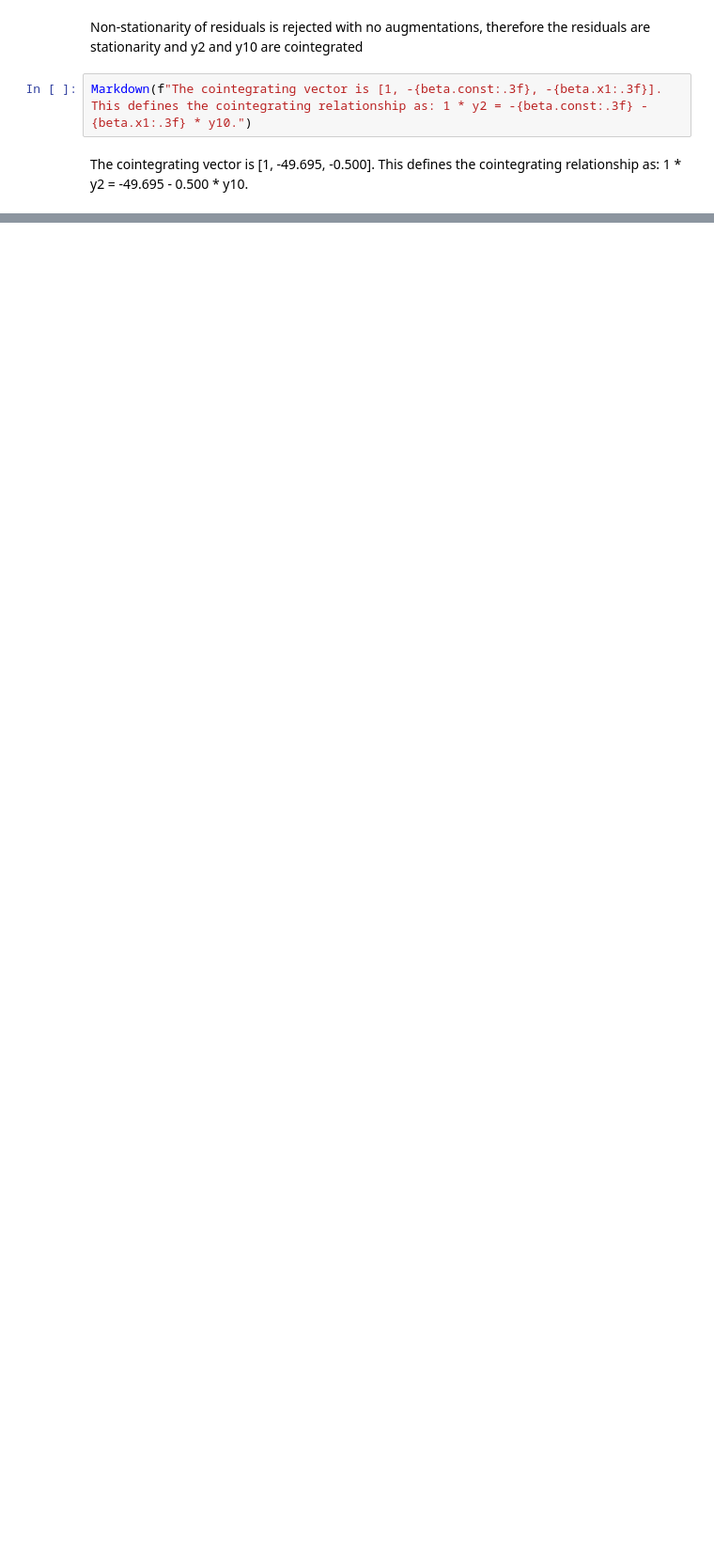
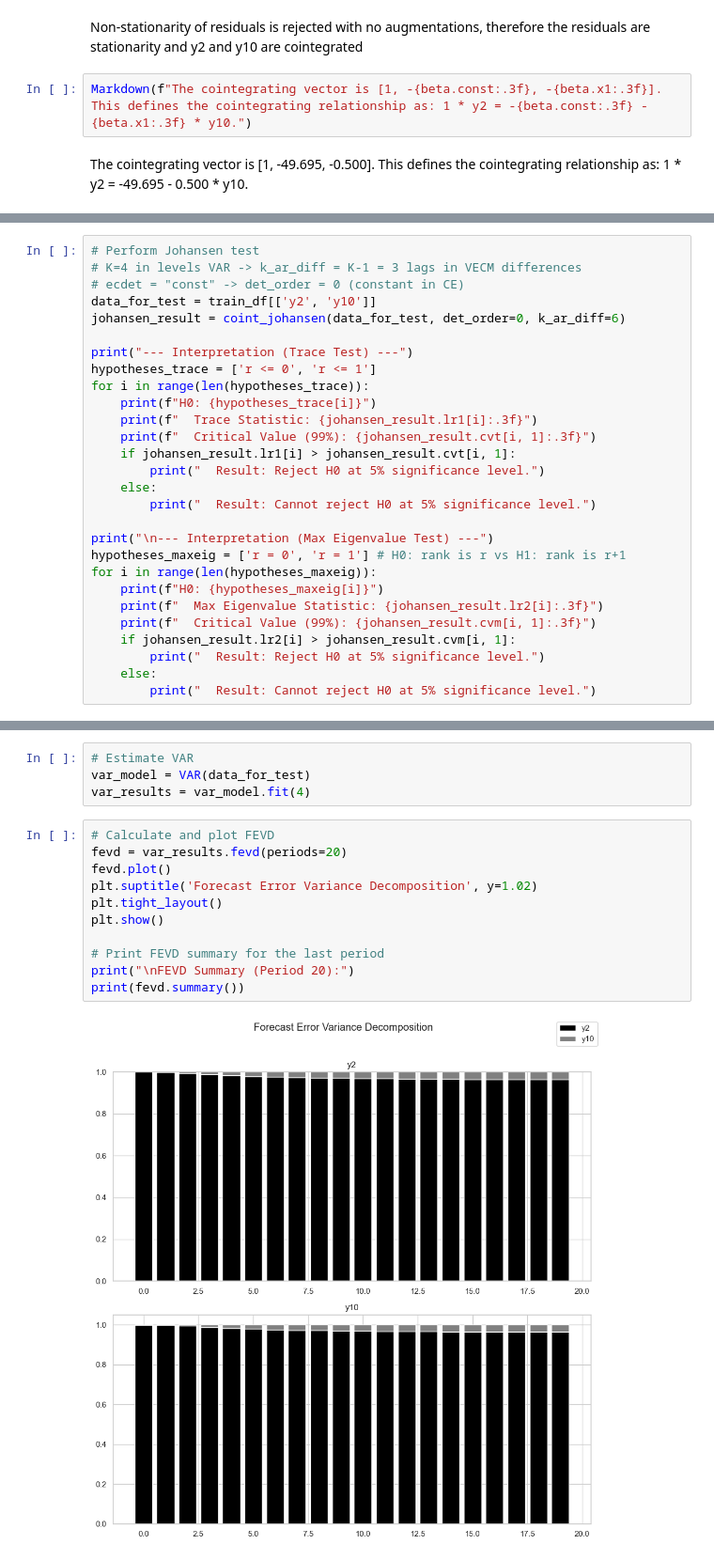
Before and after one commit to isidromoroso/TSA_project, a Jupyter notebook: TSA_project.ipynb, the cells around one changed output, grey strips where cells are left out. Shown at 94% size. Drawn from its saved outputs; the diff is of its cells as text; blank space fills up the shorter version.

```diff
--- a/TSA_project.ipynb
+++ b/TSA_project.ipynb
@@ -319,0 +449,28 @@ The cointegrating vector is [1, -49.695, -0.500]. This defines the cointegrating
+# %%
+# Perform Johansen test
+# K=4 in levels VAR -> k_ar_diff = K-1 = 3 lags in VECM differences
+# ecdet = "const" -> det_order = 0 (constant in CE)
+data_for_test = train_df[['y2', 'y10']]
+johansen_result = coint_johansen(data_for_test, det_order=0, k_ar_diff=6)
+
+print("--- Interpretation (Trace Test) ---")
+hypotheses_trace = ['r <= 0', 'r <= 1']
+for i in range(len(hypotheses_trace)):
+    print(f"H0: {hypotheses_trace[i]}")
+    print(f"  Trace Statistic: {johansen_result.lr1[i]:.3f}")
+    print(f"  Critical Value (99%): {johansen_result.cvt[i, 1]:.3f}")
+    if johansen_result.lr1[i] > johansen_result.cvt[i, 1]:
+        print("  Result: Reject H0 at 5% significance level.")
+    else:
+        print("  Result: Cannot reject H0 at 5% significance level.")
+
+print("\n--- Interpretation (Max Eigenvalue Test) ---")
+hypotheses_maxeig = ['r = 0', 'r = 1'] # H0: rank is r vs H1: rank is r+1
+for i in range(len(hypotheses_maxeig)):
+    print(f"H0: {hypotheses_maxeig[i]}")
+    print(f"  Max Eigenvalue Statistic: {johansen_result.lr2[i]:.3f}")
+    print(f"  Critical Value (99%): {johansen_result.cvm[i, 1]:.3f}")
+    if johansen_result.lr2[i] > johansen_result.cvm[i, 1]:
+        print("  Result: Reject H0 at 5% significance level.")
+    else:
+        print("  Result: Cannot reject H0 at 5% significance level.")
@@ -319,0 +611,17 @@ The cointegrating vector is [1, -49.695, -0.500]. This defines the cointegrating
+# %%
+# Estimate VAR
+var_model = VAR(data_for_test)
+var_results = var_model.fit(4)
+# %%
+# Calculate and plot FEVD
+fevd = var_results.fevd(periods=20)
+fevd.plot()
+plt.suptitle('Forecast Error Variance Decomposition', y=1.02)
+plt.tight_layout()
+plt.show()
+
+# Print FEVD summary for the last period
+print("\nFEVD Summary (Period 20):")
+print(fevd.summary())
+# %% [output]
+[figure, added]
```
Also changed, not shown: parts of 50 cells of this notebook.
